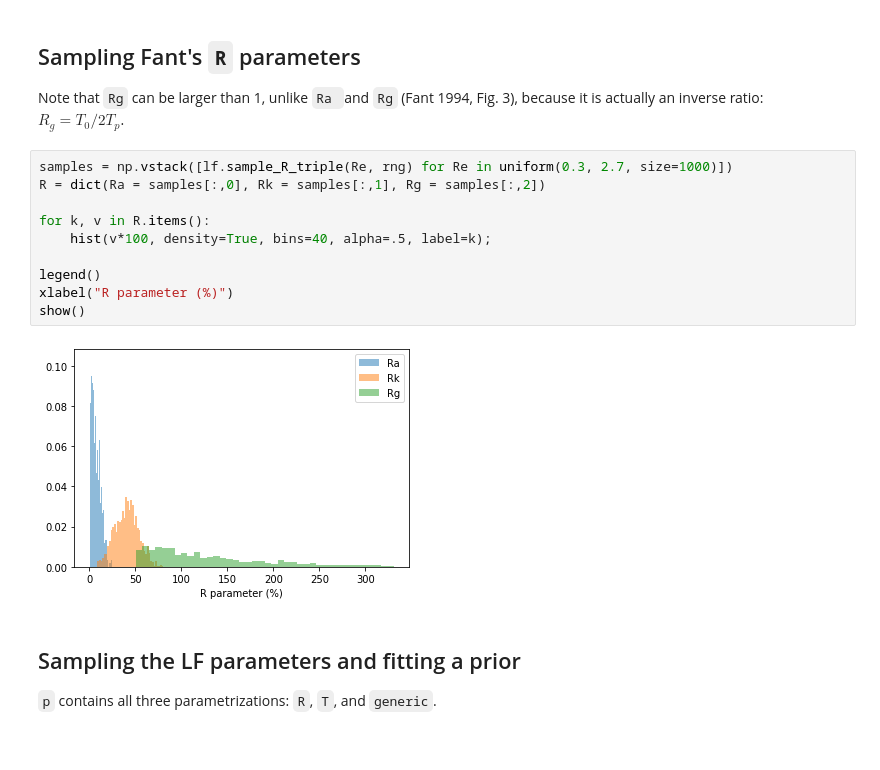
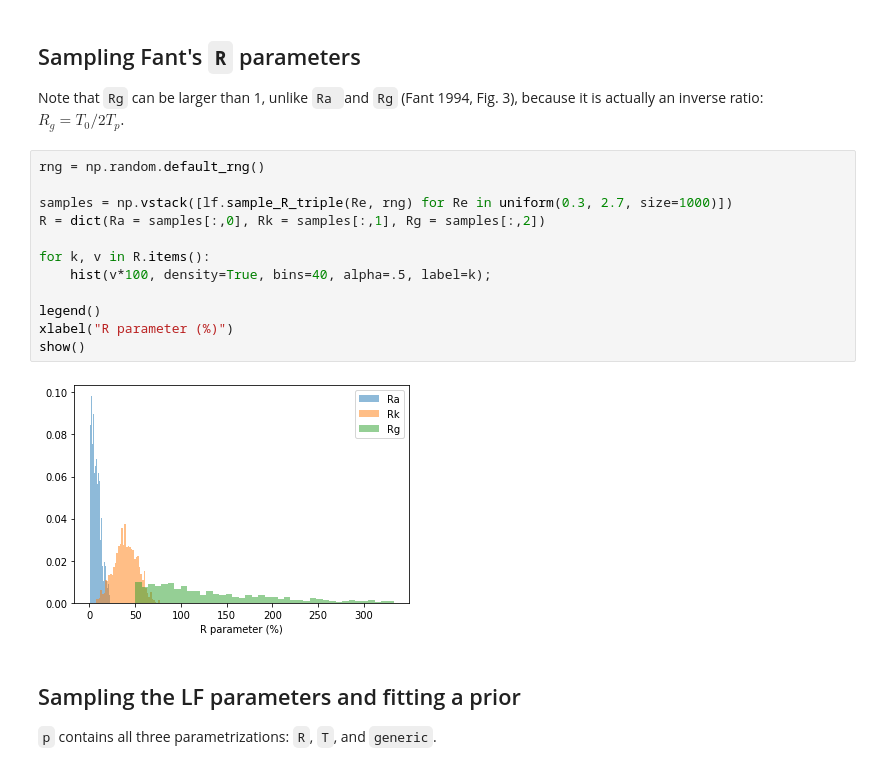
Before and after one commit to mvsoom/thesis-py, a Jupyter notebook: dgf/prior/lf.ipynb, the cells around one changed output. Drawn from its saved outputs; the diff is of its cells as text.

```diff
--- a/dgf/prior/lf.ipynb
+++ b/dgf/prior/lf.ipynb
@@ -65,17 +85,19 @@ rng = np.random.default_rng(3548)
 
 Note that `Rg` can be larger than 1, unlike `Ra `and `Rg` (Fant 1994, Fig. 3), because it is actually an inverse ratio: $R_g = T_0/2T_p$.
 # %%
+rng = np.random.default_rng()
+
 samples = np.vstack([lf.sample_R_triple(Re, rng) for Re in uniform(0.3, 2.7, size=1000)])
 R = dict(Ra = samples[:,0], Rk = samples[:,1], Rg = samples[:,2])
 
 for k, v in R.items():
     hist(v*100, density=True, bins=40, alpha=.5, label=k);
 
 legend()
 xlabel("R parameter (%)")
 show()
 # %% [output]
-[figure, old version]
+[figure, new version]
 # %% [markdown]
 ## Sampling the LF parameters and fitting a prior
 
```
Also changed, not shown: parts of 9 cells of this notebook, 8 other files.
